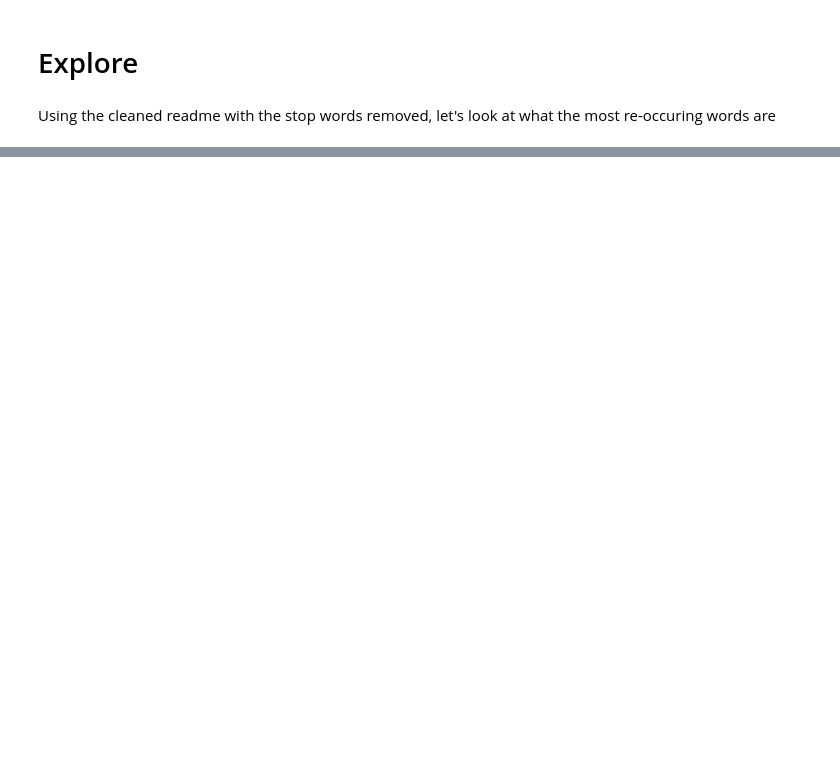
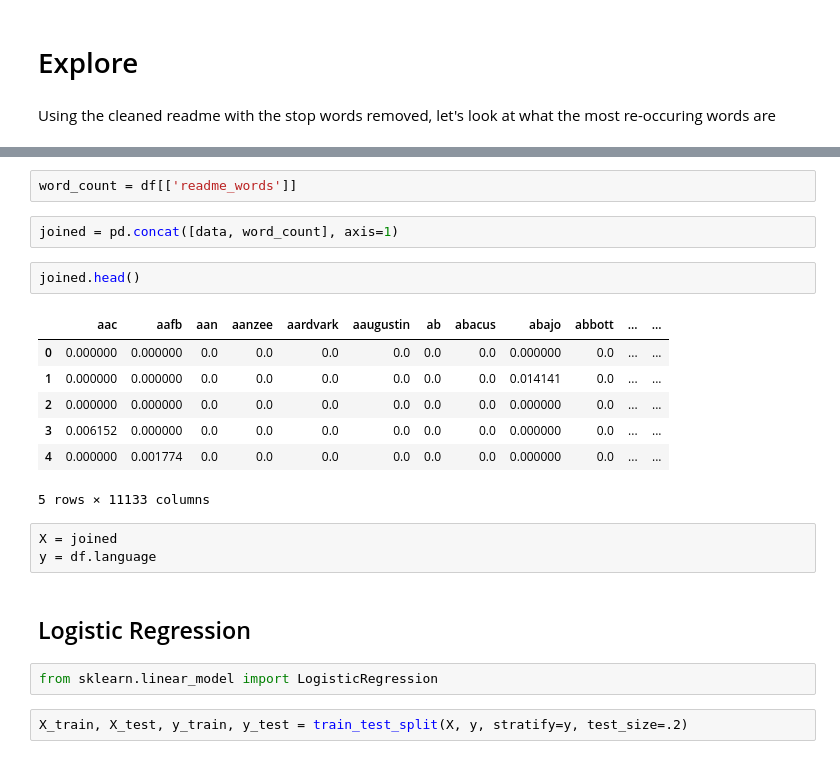
Before and after one commit to The-Tree-Muskeeters/git-language, a Jupyter notebook: shays_notebook.ipynb, the cells around one changed output, grey strips where cells are left out. Saved outputs shown, nothing was run; the diff lists cells and outputs as text; blank space fills up the shorter version.

```diff
--- a/shays_notebook.ipynb
+++ b/shays_notebook.ipynb
@@ -51,0 +134,23 @@ Using the cleaned readme with the stop words removed, let's look at what the mos
+# %%
+word_count = df[['readme_words']]
+# %%
+joined = pd.concat([data, word_count], axis=1)
+# %%
+joined.head()
+# %% [output]
+|  | aac | aafb | aan | aanzee | aardvark | aaugustin | ab | abacus | abajo | abbott | ... | ... |
+| 0 | 0.000000 | 0.000000 | 0.0 | 0.0 | 0.0 | 0.0 | 0.0 | 0.0 | 0.000000 | 0.0 | ... | ... |
+| 1 | 0.000000 | 0.000000 | 0.0 | 0.0 | 0.0 | 0.0 | 0.0 | 0.0 | 0.014141 | 0.0 | ... | ... |
+| 2 | 0.000000 | 0.000000 | 0.0 | 0.0 | 0.0 | 0.0 | 0.0 | 0.0 | 0.000000 | 0.0 | ... | ... |
+| 3 | 0.006152 | 0.000000 | 0.0 | 0.0 | 0.0 | 0.0 | 0.0 | 0.0 | 0.000000 | 0.0 | ... | ... |
+| 4 | 0.000000 | 0.001774 | 0.0 | 0.0 | 0.0 | 0.0 | 0.0 | 0.0 | 0.000000 | 0.0 | ... | ... |
+5 rows × 11133 columns
+# %%
+X = joined
+y = df.language
+# %% [markdown]
+## Logistic Regression
+# %%
+from sklearn.linear_model import LogisticRegression
+# %%
+X_train, X_test, y_train, y_test = train_test_split(X, y, stratify=y, test_size=.2)
```
Also changed, not shown: parts of 39 cells of this notebook.
